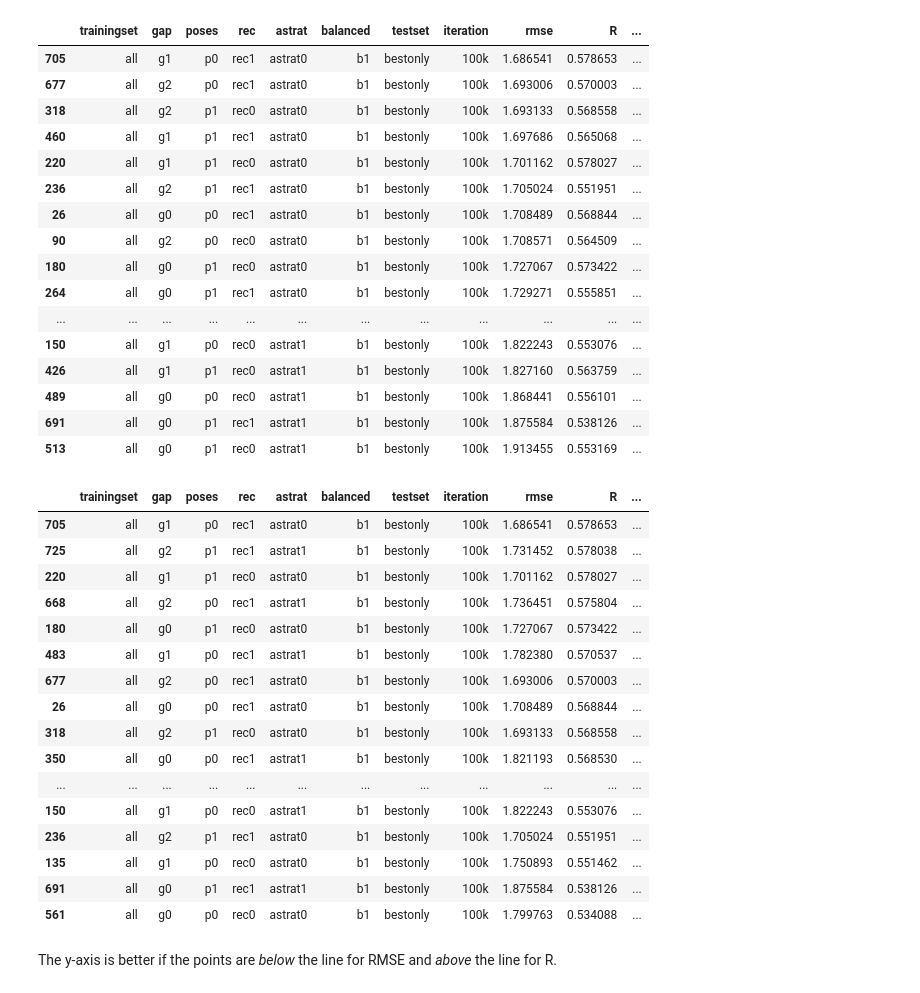
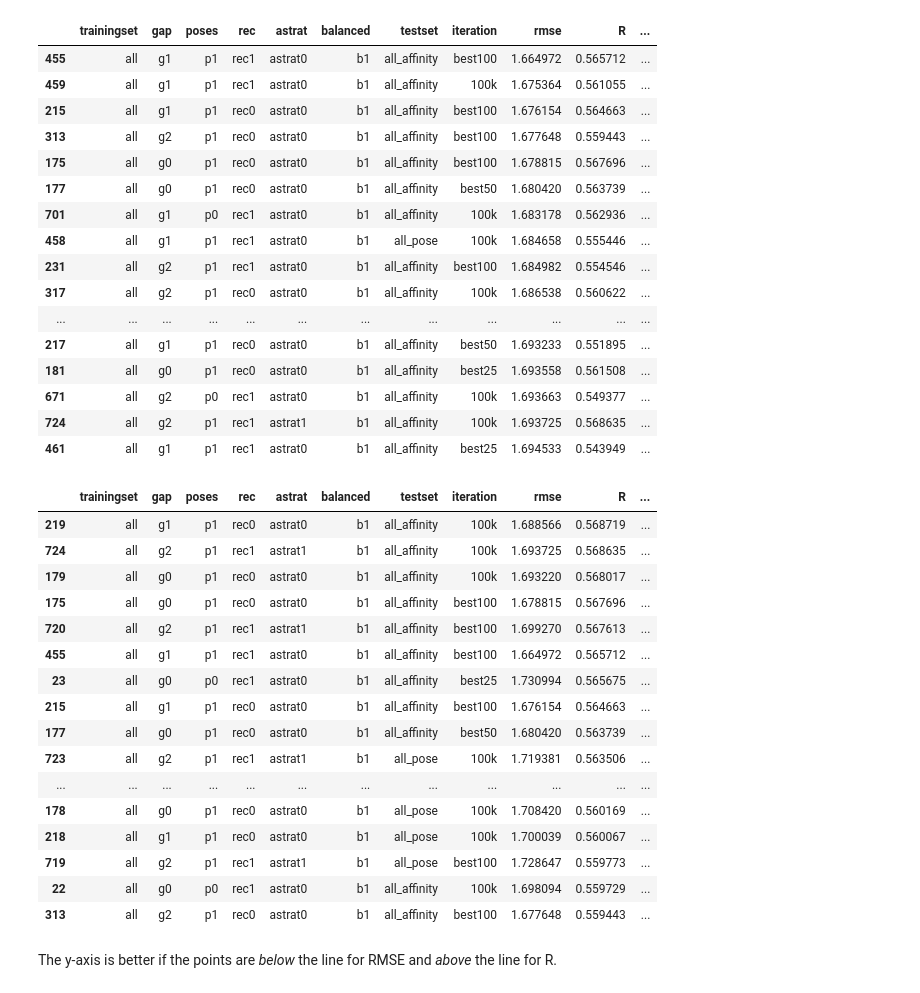
Before and after one commit to gnina/scripts, a Jupyter notebook: affinity_search/summaries.ipynb, the cells around one changed output. Cells and saved outputs as stored; diff of their text form; code cells hidden in the pictures.

```diff
--- a/affinity_search/summaries.ipynb
+++ b/affinity_search/summaries.ipynb
@@ -74,43 +74,43 @@ for X in ['trainingset','gap','poses','rec','astrat','balanced','iteration']:
 # %%
-results[(results.trainingset == 'all') & (results.testset == 'bestonly') & (results.iteration == '100k')].sort_values(by='rmse')
+results[(results.trainingset == 'all')& ((results.testset == 'all_affinity')|(results.testset == 'all_pose'))].sort_values(by='rmse')[:20]
 # %% [output]
 |  | trainingset | gap | poses | rec | astrat | balanced | testset | iteration | rmse | R | ... |
-| 705 | all | g1 | p0 | rec1 | astrat0 | b1 | bestonly | 100k | 1.686541 | 0.578653 | ... |
-| 677 | all | g2 | p0 | rec1 | astrat0 | b1 | bestonly | 100k | 1.693006 | 0.570003 | ... |
-| 318 | all | g2 | p1 | rec0 | astrat0 | b1 | bestonly | 100k | 1.693133 | 0.568558 | ... |
-| 460 | all | g1 | p1 | rec1 | astrat0 | b1 | bestonly | 100k | 1.697686 | 0.565068 | ... |
-| 220 | all | g1 | p1 | rec0 | astrat0 | b1 | bestonly | 100k | 1.701162 | 0.578027 | ... |
-| 236 | all | g2 | p1 | rec1 | astrat0 | b1 | bestonly | 100k | 1.705024 | 0.551951 | ... |
-| 26 | all | g0 | p0 | rec1 | astrat0 | b1 | bestonly | 100k | 1.708489 | 0.568844 | ... |
-| 90 | all | g2 | p0 | rec0 | astrat0 | b1 | bestonly | 100k | 1.708571 | 0.564509 | ... |
-| 180 | all | g0 | p1 | rec0 | astrat0 | b1 | bestonly | 100k | 1.727067 | 0.573422 | ... |
-| 264 | all | g0 | p1 | rec1 | astrat0 | b1 | bestonly | 100k | 1.729271 | 0.555851 | ... |
+| 455 | all | g1 | p1 | rec1 | astrat0 | b1 | all_affinity | best100 | 1.664972 | 0.565712 | ... |
+| 459 | all | g1 | p1 | rec1 | astrat0 | b1 | all_affinity | 100k | 1.675364 | 0.561055 | ... |
+| 215 | all | g1 | p1 | rec0 | astrat0 | b1 | all_affinity | best100 | 1.676154 | 0.564663 | ... |
+| 313 | all | g2 | p1 | rec0 | astrat0 | b1 | all_affinity | best100 | 1.677648 | 0.559443 | ... |
+| 175 | all | g0 | p1 | rec0 | astrat0 | b1 | all_affinity | best100 | 1.678815 | 0.567696 | ... |
+| 177 | all | g0 | p1 | rec0 | astrat0 | b1 | all_affinity | best50 | 1.680420 | 0.563739 | ... |
+| 701 | all | g1 | p0 | rec1 | astrat0 | b1 | all_affinity | 100k | 1.683178 | 0.562936 | ... |
+| 458 | all | g1 | p1 | rec1 | astrat0 | b1 | all_pose | 100k | 1.684658 | 0.555446 | ... |
+| 231 | all | g2 | p1 | rec1 | astrat0 | b1 | all_affinity | best100 | 1.684982 | 0.554546 | ... |
+| 317 | all | g2 | p1 | rec0 | astrat0 | b1 | all_affinity | 100k | 1.686538 | 0.560622 | ... |
 | ... | ... | ... | ... | ... | ... | ... | ... | ... | ... | ... | ... |
-| 150 | all | g1 | p0 | rec0 | astrat1 | b1 | bestonly | 100k | 1.822243 | 0.553076 | ... |
-| 426 | all | g1 | p1 | rec0 | astrat1 | b1 | bestonly | 100k | 1.827160 | 0.563759 | ... |
-| 489 | all | g0 | p0 | rec0 | astrat1 | b1 | bestonly | 100k | 1.868441 | 0.556101 | ... |
-| 691 | all | g0 | p1 | rec1 | astrat1 | b1 | bestonly | 100k | 1.875584 | 0.538126 | ... |
-| 513 | all | g0 | p1 | rec0 | astrat1 | b1 | bestonly | 100k | 1.913455 | 0.553169 | ... |
+| 217 | all | g1 | p1 | rec0 | astrat0 | b1 | all_affinity | best50 | 1.693233 | 0.551895 | ... |
+| 181 | all | g0 | p1 | rec0 | astrat0 | b1 | all_affinity | best25 | 1.693558 | 0.561508 | ... |
+| 671 | all | g2 | p0 | rec1 | astrat0 | b1 | all_affinity | 100k | 1.693663 | 0.549377 | ... |
+| 724 | all | g2 | p1 | rec1 | astrat1 | b1 | all_affinity | 100k | 1.693725 | 0.568635 | ... |
+| 461 | all | g1 | p1 | rec1 | astrat0 | b1 | all_affinity | best25 | 1.694533 | 0.543949 | ... |
 # %%
-results[(results.trainingset == 'all') & (results.testset == 'bestonly') & (results.iteration == '100k')].sort_values('R',ascending=False)
+results[(results.trainingset == 'all')& ((results.testset == 'all_affinity')|(results.testset == 'all_pose'))].sort_values('R',ascending=False)[:20]
 # %% [output]
 |  | trainingset | gap | poses | rec | astrat | balanced | testset | iteration | rmse | R | ... |
-| 705 | all | g1 | p0 | rec1 | astrat0 | b1 | bestonly | 100k | 1.686541 | 0.578653 | ... |
-| 725 | all | g2 | p1 | rec1 | astrat1 | b1 | bestonly | 100k | 1.731452 | 0.578038 | ... |
-| 220 | all | g1 | p1 | rec0 | astrat0 | b1 | bestonly | 100k | 1.701162 | 0.578027 | ... |
-| 668 | all | g2 | p0 | rec1 | astrat1 | b1 | bestonly | 100k | 1.736451 | 0.575804 | ... |
-| 180 | all | g0 | p1 | rec0 | astrat0 | b1 | bestonly | 100k | 1.727067 | 0.573422 | ... |
-| 483 | all | g1 | p0 | rec1 | astrat1 | b1 | bestonly | 100k | 1.782380 | 0.570537 | ... |
-| 677 | all | g2 | p0 | rec1 | astrat0 | b1 | bestonly | 100k | 1.693006 | 0.570003 | ... |
-| 26 | all | g0 | p0 | rec1 | astrat0 | b1 | bestonly | 100k | 1.708489 | 0.568844 | ... |
-| 318 | all | g2 | p1 | rec0 | astrat0 | b1 | bestonly | 100k | 1.693133 | 0.568558 | ... |
-| 350 | all | g0 | p0 | rec1 | astrat1 | b1 | bestonly | 100k | 1.821193 | 0.568530 | ... |
+| 219 | all | g1 | p1 | rec0 | astrat0 | b1 | all_affinity | 100k | 1.688566 | 0.568719 | ... |
+| 724 | all | g2 | p1 | rec1 | astrat1 | b1 | all_affinity | 100k | 1.693725 | 0.568635 | ... |
+| 179 | all | g0 | p1 | rec0 | astrat0 | b1 | all_affinity | 100k | 1.693220 | 0.568017 | ... |
+| 175 | all | g0 | p1 | rec0 | astrat0 | b1 | all_affinity | best100 | 1.678815 | 0.567696 | ... |
+| 720 | all | g2 | p1 | rec1 | astrat1 | b1 | all_affinity | best100 | 1.699270 | 0.567613 | ... |
+| 455 | all | g1 | p1 | rec1 | astrat0 | b1 | all_affinity | best100 | 1.664972 | 0.565712 | ... |
+| 23 | all | g0 | p0 | rec1 | astrat0 | b1 | all_affinity | best25 | 1.730994 | 0.565675 | ... |
+| 215 | all | g1 | p1 | rec0 | astrat0 | b1 | all_affinity | best100 | 1.676154 | 0.564663 | ... |
+| 177 | all | g0 | p1 | rec0 | astrat0 | b1 | all_affinity | best50 | 1.680420 | 0.563739 | ... |
+| 723 | all | g2 | p1 | rec1 | astrat1 | b1 | all_pose | 100k | 1.719381 | 0.563506 | ... |
 | ... | ... | ... | ... | ... | ... | ... | ... | ... | ... | ... | ... |
-| 150 | all | g1 | p0 | rec0 | astrat1 | b1 | bestonly | 100k | 1.822243 | 0.553076 | ... |
-| 236 | all | g2 | p1 | rec1 | astrat0 | b1 | bestonly | 100k | 1.705024 | 0.551951 | ... |
-| 135 | all | g1 | p0 | rec0 | astrat0 | b1 | bestonly | 100k | 1.750893 | 0.551462 | ... |
-| 691 | all | g0 | p1 | rec1 | astrat1 | b1 | bestonly | 100k | 1.875584 | 0.538126 | ... |
-| 561 | all | g0 | p0 | rec0 | astrat0 | b1 | bestonly | 100k | 1.799763 | 0.534088 | ... |
+| 178 | all | g0 | p1 | rec0 | astrat0 | b1 | all_pose | 100k | 1.708420 | 0.560169 | ... |
+| 218 | all | g1 | p1 | rec0 | astrat0 | b1 | all_pose | 100k | 1.700039 | 0.560067 | ... |
+| 719 | all | g2 | p1 | rec1 | astrat1 | b1 | all_pose | best100 | 1.728647 | 0.559773 | ... |
+| 22 | all | g0 | p0 | rec1 | astrat0 | b1 | all_affinity | 100k | 1.698094 | 0.559729 | ... |
+| 313 | all | g2 | p1 | rec0 | astrat0 | b1 | all_affinity | best100 | 1.677648 | 0.559443 | ... |
 # %%
 def findpairs(results, col, val1, val2, metric):
     '''for a given column and values, find all the examples that differ only by those values and
```
Also changed, not shown: parts of 10 cells of this notebook, 1 other file.
